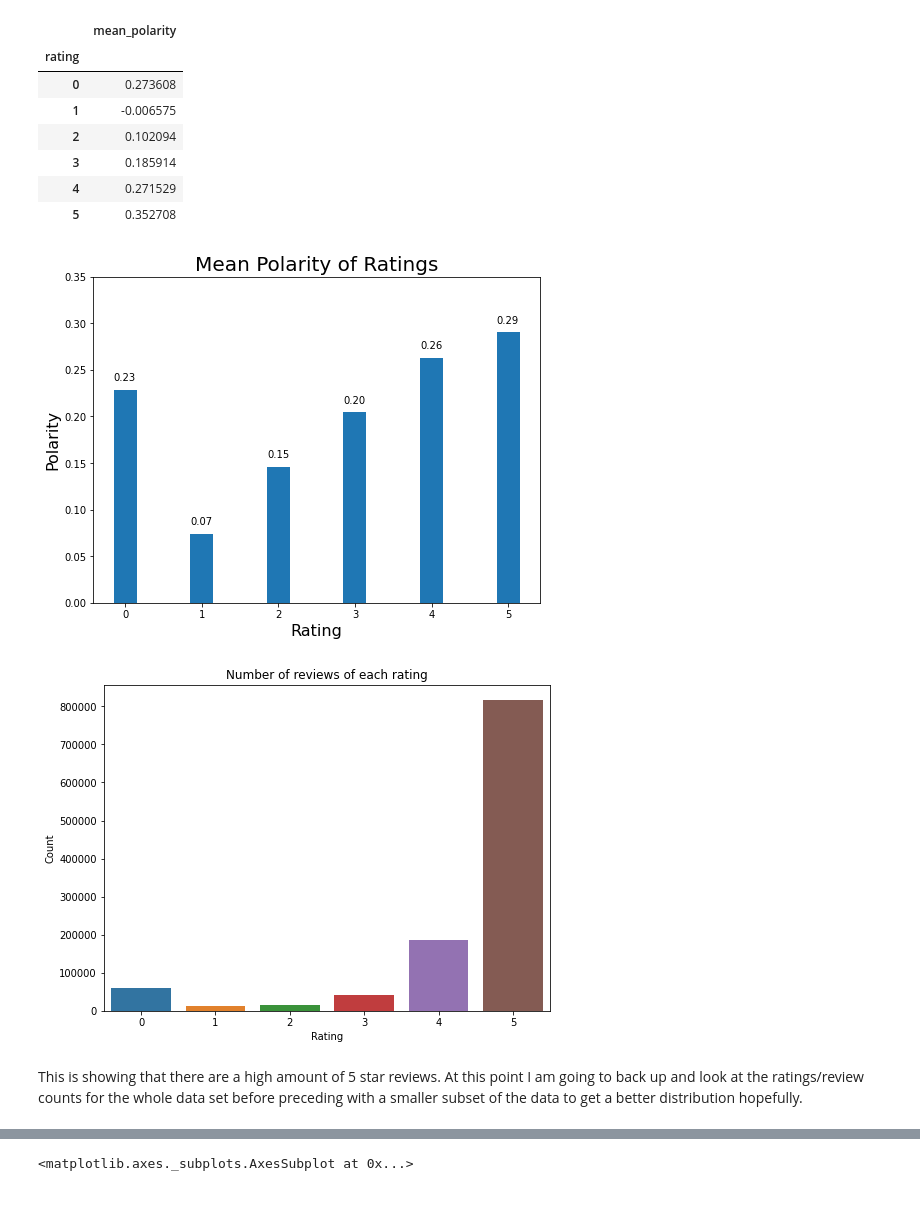
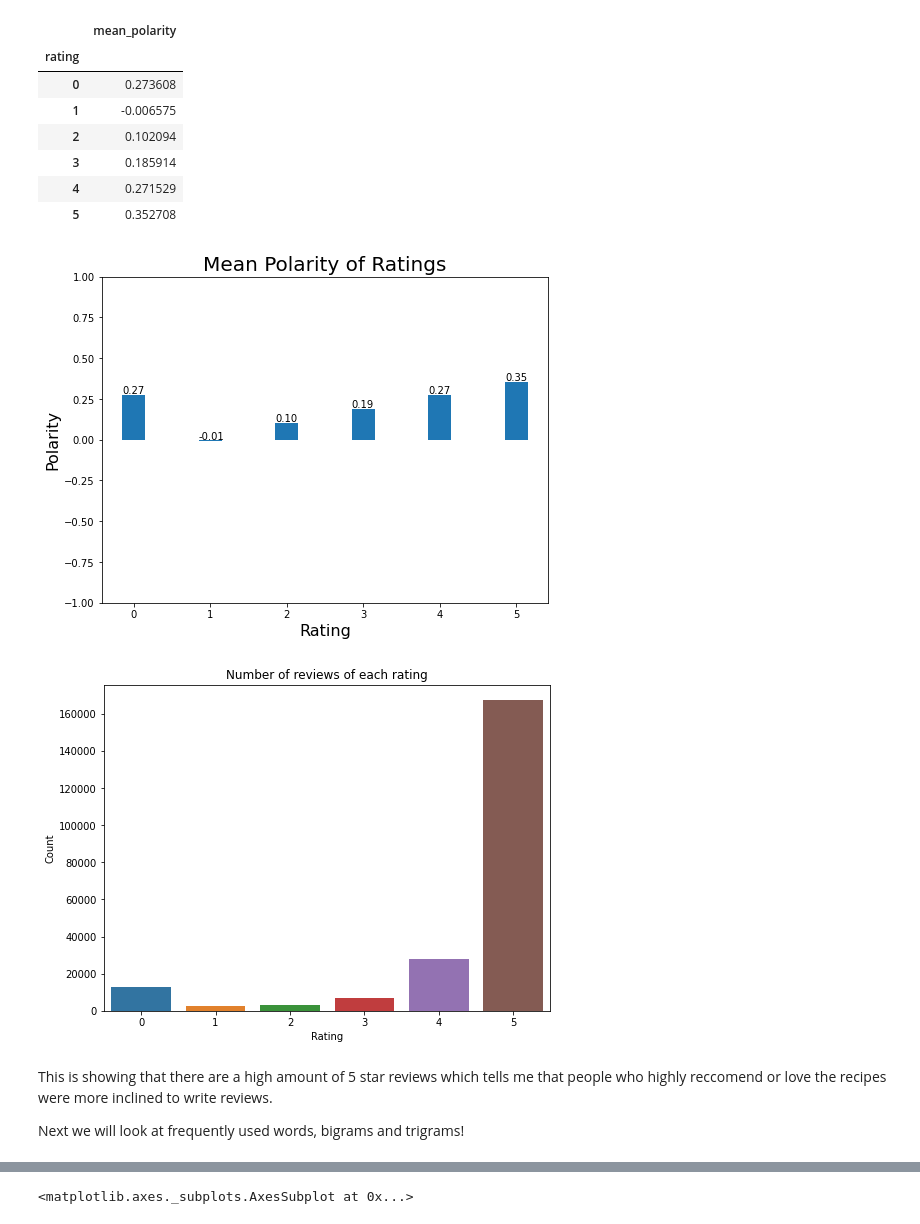
Before and after one commit to chillyssa/NLP-with-Deep-Learning-Project, a Jupyter notebook: project_part1.ipynb, the cells around one changed output, grey strips where cells are left out. Saved outputs shown, nothing was run; the diff lists cells and outputs as text; code cells hidden in the pictures.

```diff
--- a/project_part1.ipynb
+++ b/project_part1.ipynb
@@ -308,11 +308,13 @@ df_train.iloc[[93,777,1234,74300,141340]]
 | 938560 | 1597075 | 82102 | 2012-05-22 | 5 | Best chicken recipe by far.I cook... | 47 | 8 | best chicken recipe fari cooked d... | [best, chicken, recipe, by, far.i... |
 # %%
 # Repacing token lists with p_review values that are now pre-processed.
-df_train['tokens'] = df_train['p_review'].str.lower().str.split()
-df_train.head()
+# df_train['tokens'] = df_train['p_review'].str.lower().str.split()
+# df_train.head()
 
 # Saving preprocessed training data to a csv to reload without having to run preprocessing again (took ~3hours)
 post_process_path = '/content/drive/MyDrive/NLP-F22/data/pp_train.csv'
-df_train.to_csv(post_process_path)
+#df_train.to_csv(post_process_path)
+df_train = pd.read_csv(post_process_path)
+df_train['tokens'] = df_train['p_review'].str.lower().str.split()
 df_train.head()
 # %% [output]
@@ -348,7 +350,7 @@ Isn't that fun!? But doesn't necessarily tell us anything...
 We can add another feature to our data set called polarity. Polarity will count the negative and postiive words within a review which will give us some quantified insight on the sentiment of text. The polarity values range from [-1,1] where -1 is negative, 1 is positive, and 0 is neutral.
 # %%
 
-df_train['polarity'] = df_train['p_review'].map(lambda text: TextBlob(text).sentiment.polarity)
+df_train['polarity'] = df_train['p_review'].map(lambda text: TextBlob(str(text)).sentiment.polarity)
 
-df.head()
+df_train.head()
 # %% [output]
@@ -396,28 +398,30 @@ pol_mean
 # %%
 fig, ax = plt.subplots(figsize=(8, 6))
 plt.bar(pol_mean.index, pol_mean.mean_polarity, width=0.3)
 
 for i in ax.patches:
     ax.text(i.get_x(), i.get_height()+0.01, str("{:.2f}".format(i.get_height())))
 
 plt.title("Mean Polarity of Ratings", fontsize=20)
 plt.ylabel("Polarity", fontsize=16)
 plt.xlabel("Rating", fontsize=16)
-plt.ylim(0, 0.35)
+plt.ylim(-1, 1)
 plt.show()
 # %% [output]
-[figure, old version]
+[figure, new version]
 # %%
 plt.figure(figsize=(8, 6))
-sns.countplot(x='rating', data=df)
+sns.countplot(x='rating', data=df_train)
 plt.xlabel("Rating")
 plt.ylabel("Count")
 plt.title("Number of reviews of each rating")
 plt.show()
 # %% [output]
-[figure, old version]
+[figure, new version]
-# %% [markdown]
-This is showing that there are a high amount of 5 star reviews. At this point I am going to back up and look at the ratings/review counts for the whole data set before preceding with a smaller subset of the data to get a better distribution hopefully.
+# %% [markdown]
+This is showing that there are a high amount of 5 star reviews which tells me that people who highly reccomend or love the recipes were more inclined to write reviews.
+
+Next we will look at frequently used words, bigrams and trigrams!
 # %%
 from sklearn.feature_extraction.text import CountVectorizer
 
```
Also changed, not shown: parts of 10 cells of this notebook.
